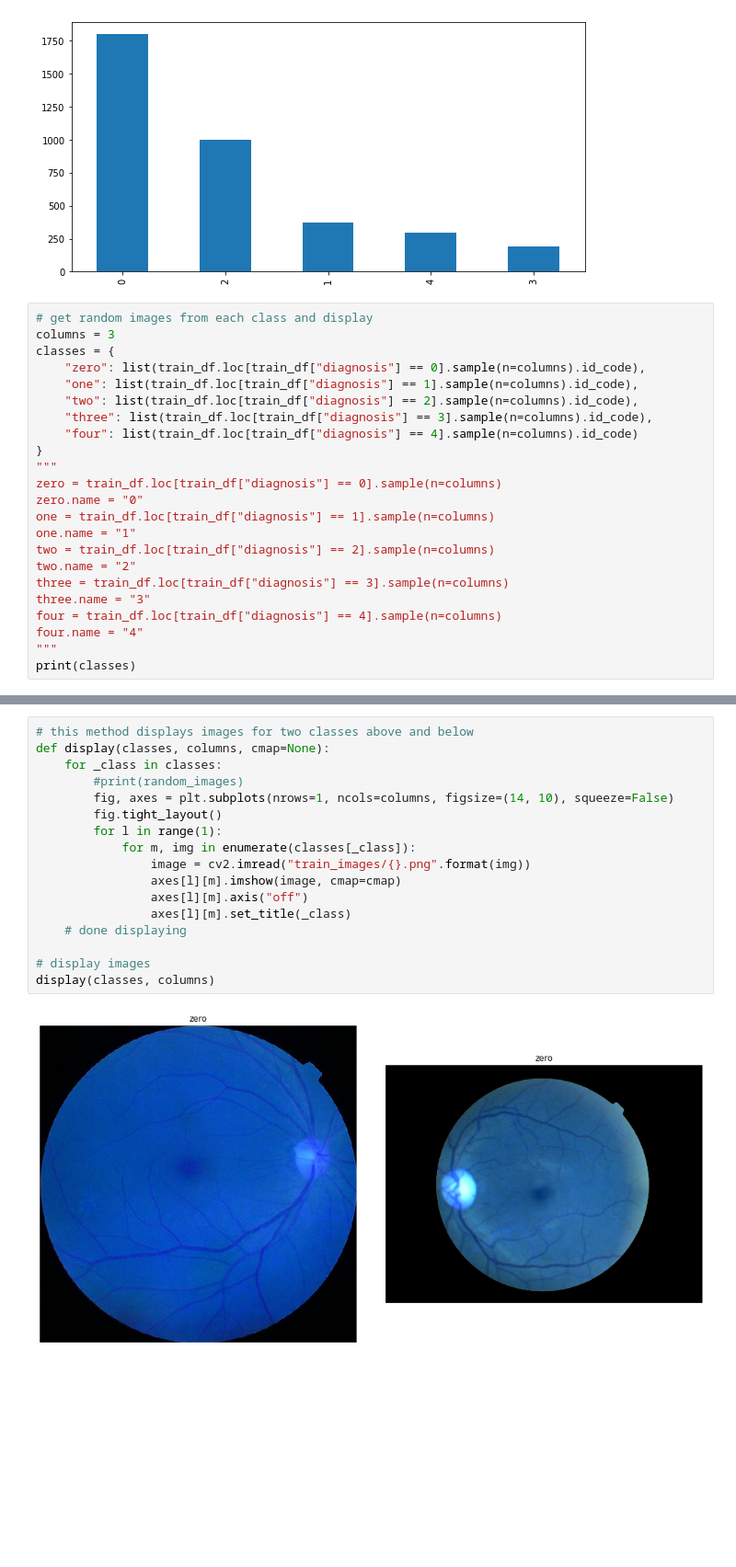
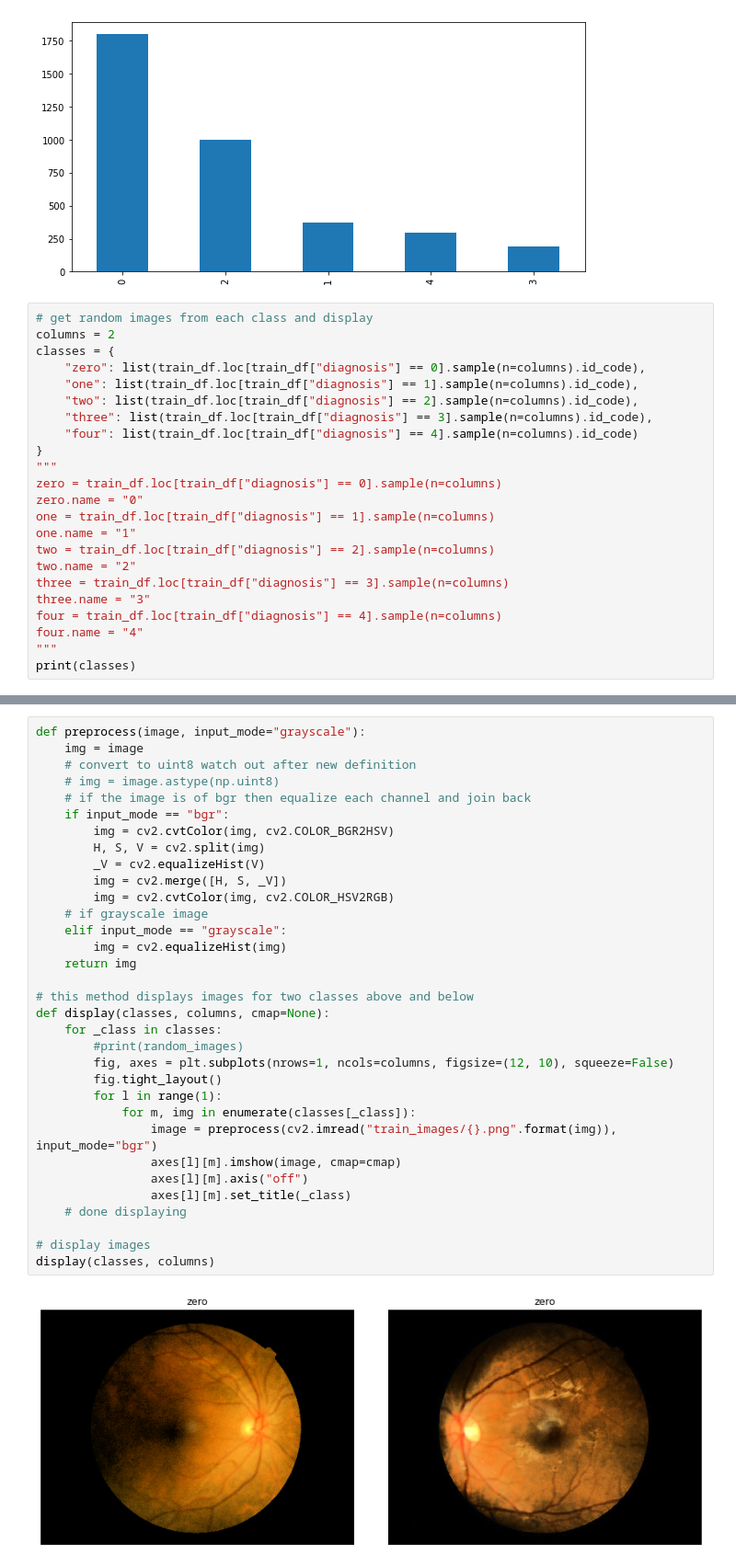
Before and after one commit to KarthikKothareddy/blindness_detection, a Jupyter notebook: blindness_detection.ipynb, the cells around one changed output, grey strips where cells are left out. Shown at 92% size. Saved outputs shown, nothing was run; the diff lists cells and outputs as text; blank space fills up the shorter version.

Commit message:
added preprocessing

```diff
--- a/blindness_detection.ipynb
+++ b/blindness_detection.ipynb
@@ -48,7 +48,7 @@ Name: diagnosis, dtype: int64
 [figure]
 # %%
 # get random images from each class and display
-columns = 3
+columns = 2
 classes = {
     "zero": list(train_df.loc[train_df["diagnosis"] == 0].sample(n=columns).id_code),
     "one": list(train_df.loc[train_df["diagnosis"] == 1].sample(n=columns).id_code),
@@ -74,19 +74,35 @@ print(classes)
 # %%
+def preprocess(image, input_mode="grayscale"):
+    img = image
+    # convert to uint8 watch out after new definition
+    # img = image.astype(np.uint8)
+    # if the image is of bgr then equalize each channel and join back
+    if input_mode == "bgr":
+        img = cv2.cvtColor(img, cv2.COLOR_BGR2HSV)
+        H, S, V = cv2.split(img)
+        _V = cv2.equalizeHist(V)
+        img = cv2.merge([H, S, _V])
+        img = cv2.cvtColor(img, cv2.COLOR_HSV2RGB)
+    # if grayscale image
+    elif input_mode == "grayscale":
+        img = cv2.equalizeHist(img)
+    return img
+
 # this method displays images for two classes above and below
 def display(classes, columns, cmap=None):
     for _class in classes:
         #print(random_images)
-        fig, axes = plt.subplots(nrows=1, ncols=columns, figsize=(14, 10), squeeze=False)
+        fig, axes = plt.subplots(nrows=1, ncols=columns, figsize=(12, 10), squeeze=False)
         fig.tight_layout()
         for l in range(1):
             for m, img in enumerate(classes[_class]):
-                image = cv2.imread("train_images/{}.png".format(img))
+                image = preprocess(cv2.imread("train_images/{}.png".format(img)), input_mode="bgr")
                 axes[l][m].imshow(image, cmap=cmap)
                 axes[l][m].axis("off")
                 axes[l][m].set_title(_class)
     # done displaying
 
 # display images
 display(classes, columns)
 # %% [output]
-[figure, old version]
+[figure, new version]
```
Also changed, not shown: parts of 2 cells of this notebook.
